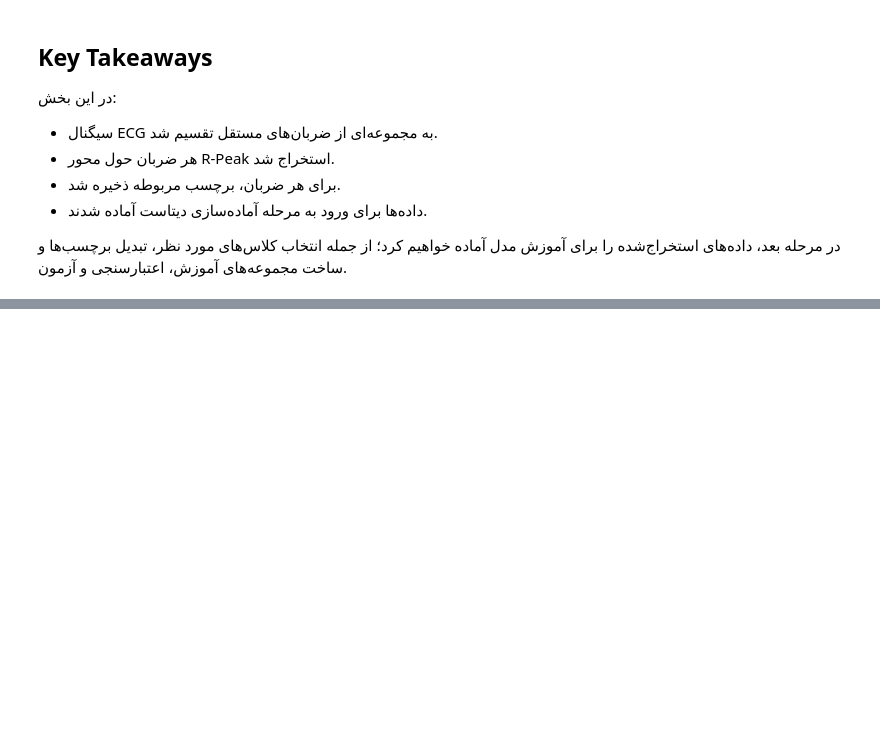
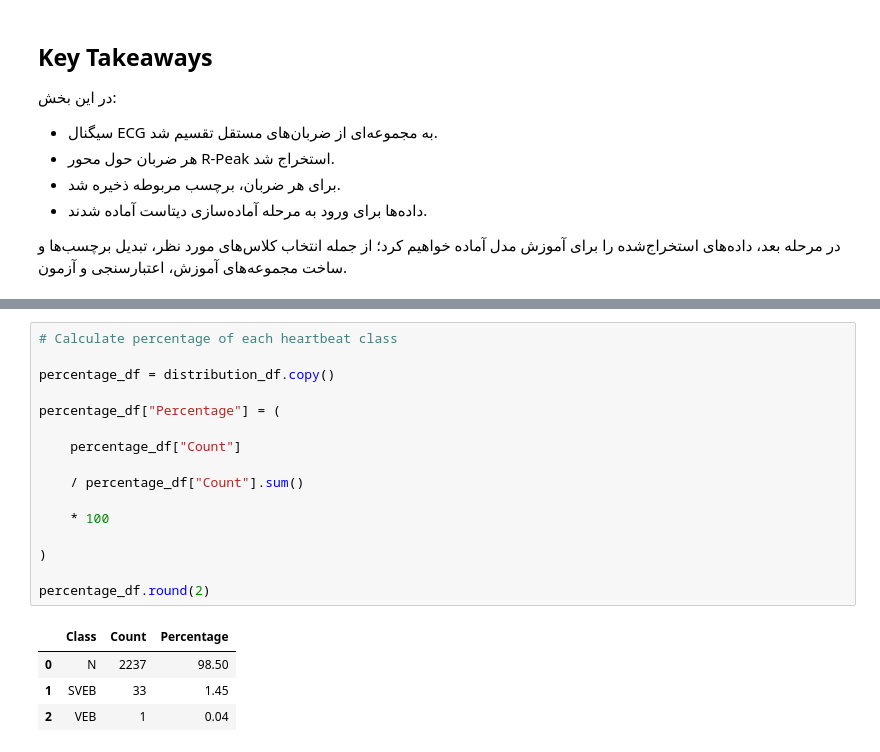
Before and after one commit to 9M3a1h3d9i9/ECG-Autoencoder-CNN, a Jupyter notebook: notebooks/ECG_Arrhythmia_Classification.ipynb, the cells around one changed output, grey strips where cells are left out. Drawn from its saved outputs; the diff is of its cells as text; blank space fills up the shorter version.

```diff
--- a/notebooks/ECG_Arrhythmia_Classification.ipynb
+++ b/notebooks/ECG_Arrhythmia_Classification.ipynb
@@ -1032,0 +1222,21 @@ plt.show()
+# %%
+# Calculate percentage of each heartbeat class
+
+percentage_df = distribution_df.copy()
+
+percentage_df["Percentage"] = (
+
+    percentage_df["Count"]
+
+    / percentage_df["Count"].sum()
+
+    * 100
+
+)
+
+percentage_df.round(2)
+# %% [output]
+|  | Class | Count | Percentage |
+| 0 | N | 2237 | 98.50 |
+| 1 | SVEB | 33 | 1.45 |
+| 2 | VEB | 1 | 0.04 |
```
Also changed, not shown: parts of 82 cells of this notebook.
